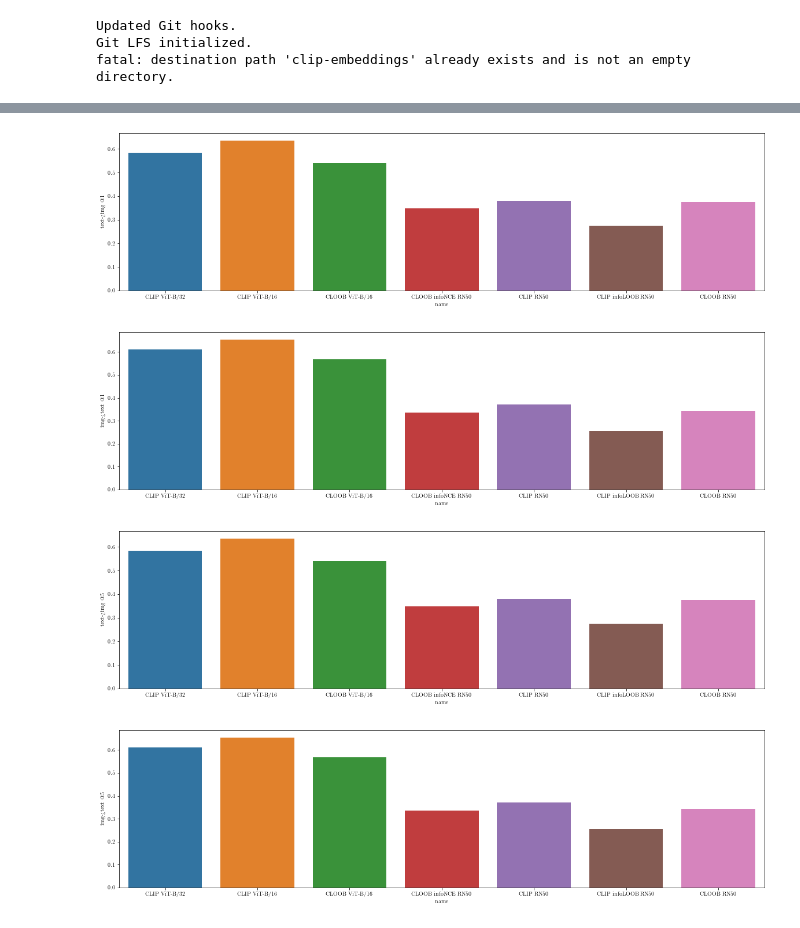
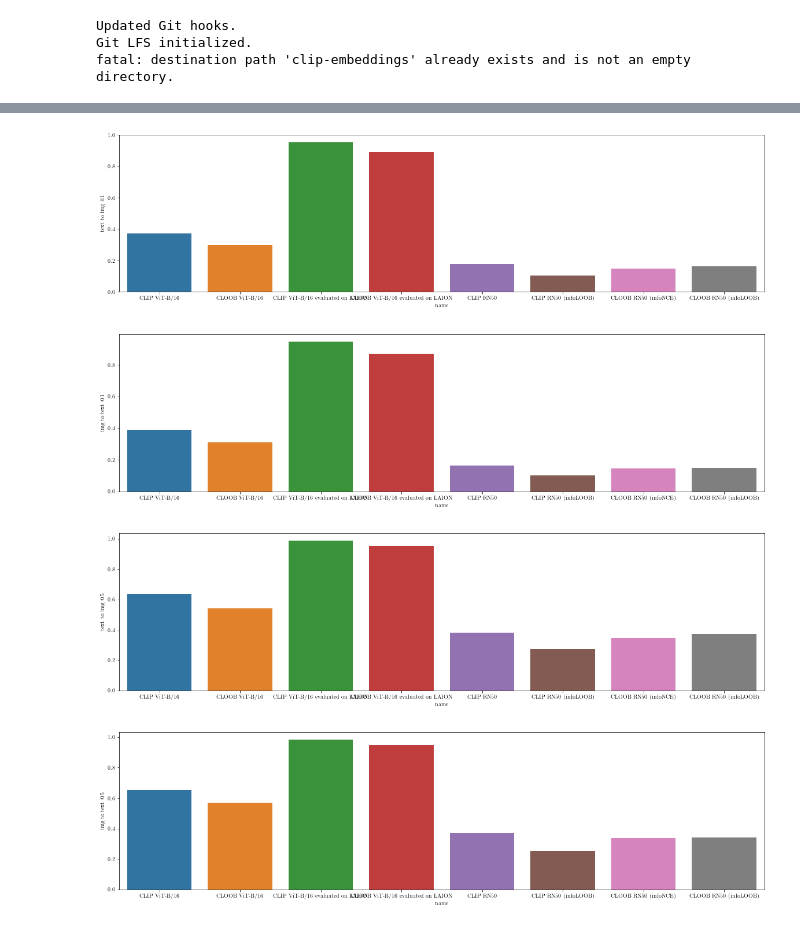
Before and after one commit to EleutherAI/exploring-contrastive-topology, a Jupyter notebook: Retrieval.ipynb, the cells around one changed output, grey strips where cells are left out. Saved outputs shown, nothing was run; the diff lists cells and outputs as text; code cells hidden in the pictures.

```diff
--- a/Retrieval.ipynb
+++ b/Retrieval.ipynb
@@ -49,12 +103 @@ models = {
 }
-# %%
-for embeds, name in [(models['openclip ViT-B-32'], "CLIP ViT-B/32"),
-                     (models['openclip ViT-B-16'], "CLIP ViT-B/16"),
-                     (models['cloob ViT-B-16'], "CLOOB ViT-B/16"),
-                     (models['ml_jku_cloob_infoNCE'], "CLOOB infoNCE RN50"),
-                     (models['ml_jku_clip_rn50'], "CLIP RN50"),
-                     (models['ml_jku_clip_infoLOOB'], "CLIP infoLOOB RN50"),
-                     (models['ml_jku_cloob_rn50'], "CLOOB RN50")]:
-    seaborn.kdeplot((embeds["img_embeds"] * embeds["text_embeds"]).sum(axis=-1), label=name)
-plt.gcf().set(facecolor="white")
-plt.legend()
@@ -64,16 +104,14 @@ plt.legend()
 # %%
 from clip_benchmark import cross_modal_retrieval
 # %%
+import pandas
+
+subset = 5000
+
 results = []
-for embeds, name in tqdm.tqdm(
-    [(models['openclip ViT-B-32'], "CLIP ViT-B/32"),
-                     (models['openclip ViT-B-16'], "CLIP ViT-B/16"),
-                     (models['cloob ViT-B-16'], "CLOOB ViT-B/16"),
-                     (models['ml_jku_cloob_infoNCE'], "CLOOB infoNCE RN50"),
-                     (models['ml_jku_clip_rn50'], "CLIP RN50"),
-                     (models['ml_jku_clip_infoLOOB'], "CLIP infoLOOB RN50"),
-                     (models['ml_jku_cloob_rn50'], "CLOOB RN50")]):
-    subset = 5000
+for key, embeds in tqdm.tqdm(models.items()):
     img_embeds = embeds["img_embeds"][:subset]
     txt_embeds = embeds["text_embeds"][:subset]
-    results.append({**cross_modal_retrieval(img_embeds, txt_embeds), "name": name})
+    results.append({**cross_modal_retrieval(img_embeds, txt_embeds), "name": embeds["name"]})
+
+results = pandas.DataFrame(results)
@@ -83,8 +118,8 @@ results = pandas.DataFrame(results)
 # %%
-results["text->img @1"] = results["text->img"].apply(lambda x: x[:, :5].any(-1).sum() / subset)
-results["img->text @1"] = results["img->text"].apply(lambda x: x[:, :5].any(-1).sum() / subset)
-results["text->img @5"] = results["text->img"].apply(lambda x: x[:, :5].any(-1).sum() / subset)
-results["img->text @5"] = results["img->text"].apply(lambda x: x[:, :5].any(-1).sum() / subset)
+results["text to img @1"] = results["text->img"].apply(lambda x: x[:, 0].sum() / subset)
+results["img to text @1"] = results["img->text"].apply(lambda x: x[:, 0].sum() / subset)
+results["text to img @5"] = results["text->img"].apply(lambda x: x[:, :5].any(-1).sum() / subset)
+results["img to text @5"] = results["img->text"].apply(lambda x: x[:, :5].any(-1).sum() / subset)
 # %%
 from matplotlib import rc
 
@@ -92,23 +127,23 @@ rc('font', **{'family': 'serif', 'serif': ['Computer Modern']})
 rc('text', usetex=True)
 # %%
 plt.figure(figsize=(20, 5), facecolor="white")
-seaborn.barplot(data=results, x="name", y="text->img @1")
+seaborn.barplot(data=results, x="name", y="text to img @1")
 plt.savefig("figures/text->img retrieval @1.png")
 plt.show()
 plt.figure(figsize=(20, 5), facecolor="white")
-seaborn.barplot(data=results, x="name", y="img->text @1")
+seaborn.barplot(data=results, x="name", y="img to text @1")
 plt.savefig("figures/img->text retrieval @1.png")
 # %% [output]
-[figure, old version]
+[figure, new version]
-[figure, old version]
+[figure, new version]
 # %%
 plt.figure(figsize=(20, 5), facecolor="white")
-seaborn.barplot(data=results, x="name", y="text->img @5")
+seaborn.barplot(data=results, x="name", y="text to img @5")
 plt.savefig("figures/text->img retrieval @5.png")
 plt.show()
 plt.figure(figsize=(20, 5), facecolor="white")
-seaborn.barplot(data=results, x="name", y="img->text @5")
+seaborn.barplot(data=results, x="name", y="img to text @5")
 plt.savefig("figures/img->text retrieval @5.png")
 # %% [output]
-[figure, old version]
+[figure, new version]
-[figure, old version]
+[figure, new version]
```
Also changed, not shown: parts of 5 cells of this notebook.
